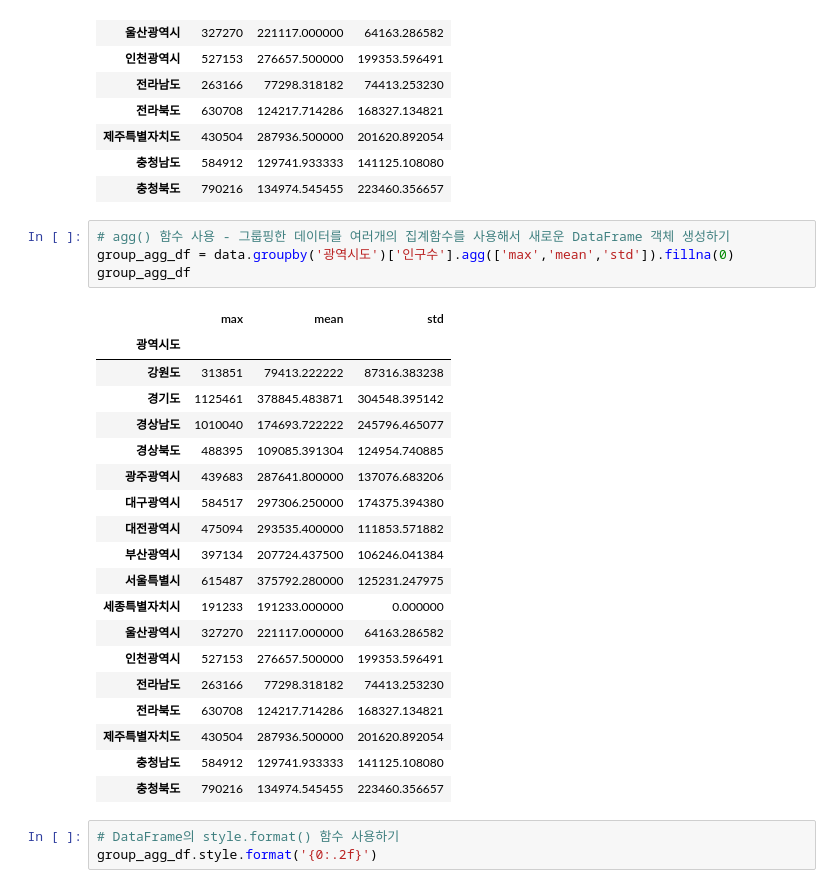
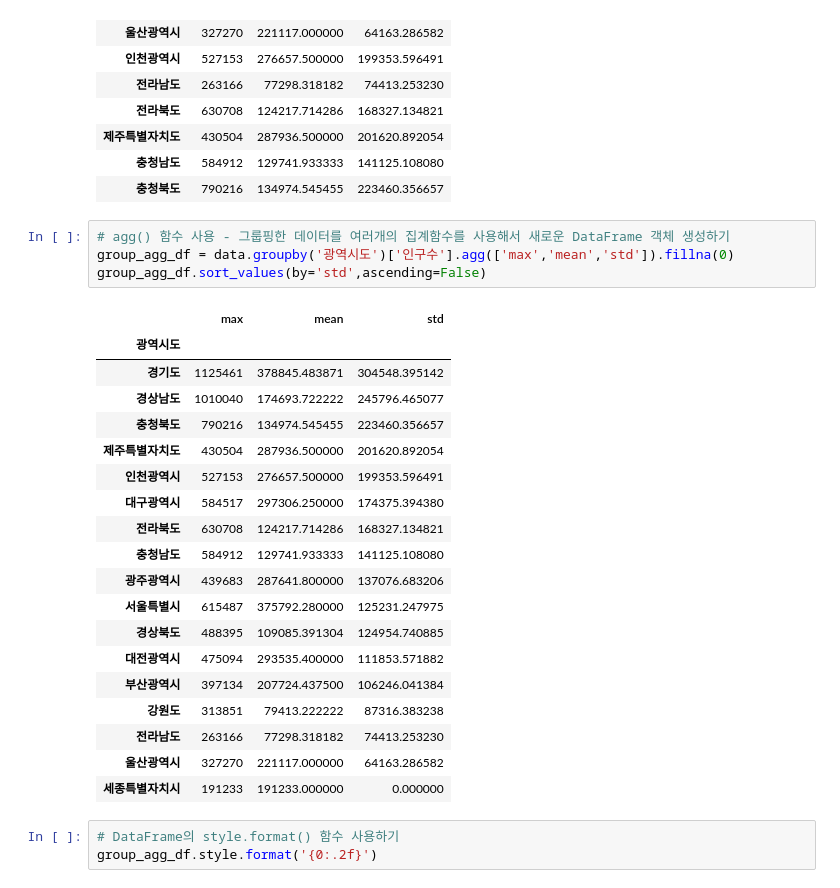
Before and after one commit to JangSeonguk1011/Python_Webscraping_Analysis, a Jupyter notebook: 03.행정구역정보_분석과시각화.ipynb, the cells around one changed output. Drawn from its saved outputs; the diff is of its cells as text.

```diff
--- a/03.행정구역정보_분석과시각화.ipynb
+++ b/03.행정구역정보_분석과시각화.ipynb
@@ -900,27 +900,27 @@ data.groupby('광역시도')['인구수'].agg(['max','mean','std']).fillna(0)
 # %%
 # agg() 함수 사용 - 그룹핑한 데이터를 여러개의 집계함수를 사용해서 새로운 DataFrame 객체 생성하기
 group_agg_df = data.groupby('광역시도')['인구수'].agg(['max','mean','std']).fillna(0)
-group_agg_df
+group_agg_df.sort_values(by='std',ascending=False)
 # %% [output]
 |  | max | mean | std |
 | 광역시도 |  |  |  |
-| 강원도 | 313851 | 79413.222222 | 87316.383238 |
 | 경기도 | 1125461 | 378845.483871 | 304548.395142 |
 | 경상남도 | 1010040 | 174693.722222 | 245796.465077 |
+| 충청북도 | 790216 | 134974.545455 | 223460.356657 |
+| 제주특별자치도 | 430504 | 287936.500000 | 201620.892054 |
+| 인천광역시 | 527153 | 276657.500000 | 199353.596491 |
+| 대구광역시 | 584517 | 297306.250000 | 174375.394380 |
+| 전라북도 | 630708 | 124217.714286 | 168327.134821 |
+| 충청남도 | 584912 | 129741.933333 | 141125.108080 |
+| 광주광역시 | 439683 | 287641.800000 | 137076.683206 |
+| 서울특별시 | 615487 | 375792.280000 | 125231.247975 |
 | 경상북도 | 488395 | 109085.391304 | 124954.740885 |
-| 광주광역시 | 439683 | 287641.800000 | 137076.683206 |
-| 대구광역시 | 584517 | 297306.250000 | 174375.394380 |
 | 대전광역시 | 475094 | 293535.400000 | 111853.571882 |
 | 부산광역시 | 397134 | 207724.437500 | 106246.041384 |
-| 서울특별시 | 615487 | 375792.280000 | 125231.247975 |
+| 강원도 | 313851 | 79413.222222 | 87316.383238 |
+| 전라남도 | 263166 | 77298.318182 | 74413.253230 |
+| 울산광역시 | 327270 | 221117.000000 | 64163.286582 |
 | 세종특별자치시 | 191233 | 191233.000000 | 0.000000 |
-| 울산광역시 | 327270 | 221117.000000 | 64163.286582 |
-| 인천광역시 | 527153 | 276657.500000 | 199353.596491 |
-| 전라남도 | 263166 | 77298.318182 | 74413.253230 |
-| 전라북도 | 630708 | 124217.714286 | 168327.134821 |
-| 제주특별자치도 | 430504 | 287936.500000 | 201620.892054 |
-| 충청남도 | 584912 | 129741.933333 | 141125.108080 |
-| 충청북도 | 790216 | 134974.545455 | 223460.356657 |
 # %%
 # DataFrame의 style.format() 함수 사용하기
 group_agg_df.style.format('{0:.2f}')
```
Also changed, not shown: parts of 15 cells of this notebook, 11 other files.
